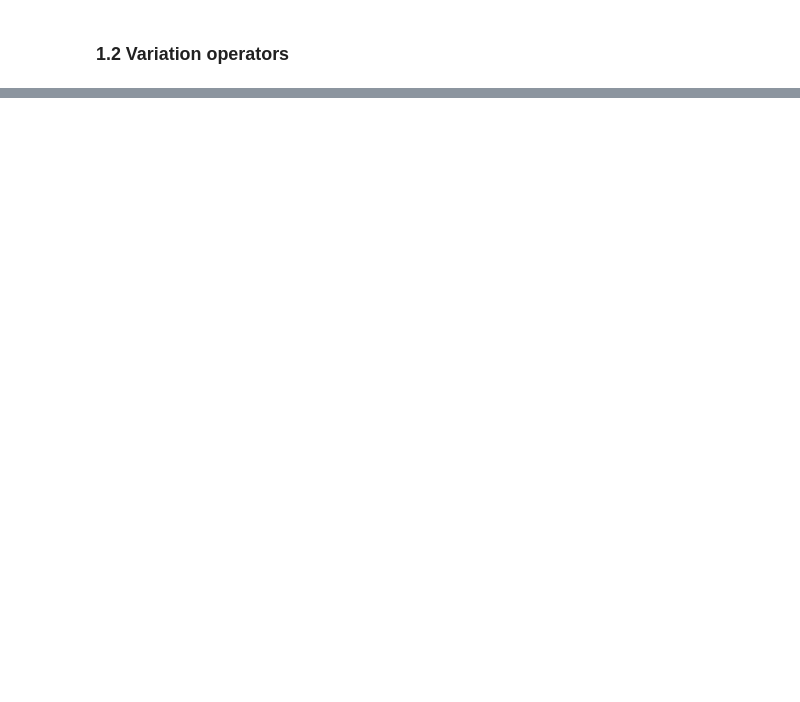
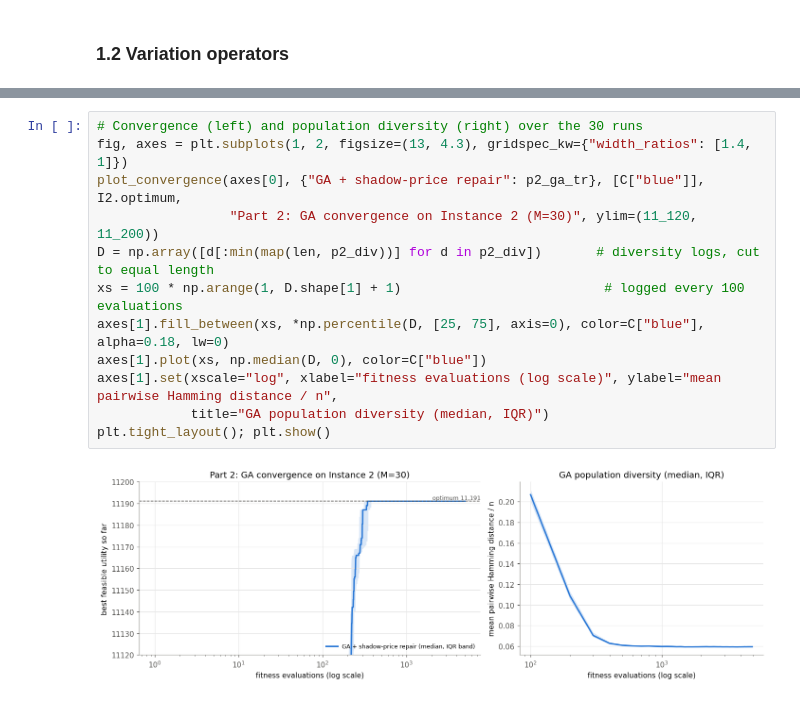
Before and after one commit to BarnabasSzalay232430/Artificial-Intelligence, a Jupyter notebook: Metaheuristics_Workload_Allocation.ipynb, the cells around one changed output, grey strips where cells are left out. Cells and saved outputs as stored; diff of their text form; blank space fills up the shorter version.

```diff
--- a/Metaheuristics_Workload_Allocation.ipynb
+++ b/Metaheuristics_Workload_Allocation.ipynb
@@ -666,0 +615,14 @@ Evaluation budgets are the standard fairness criterion, but repair hides extra c
+# %%
+# Convergence (left) and population diversity (right) over the 30 runs
+fig, axes = plt.subplots(1, 2, figsize=(13, 4.3), gridspec_kw={"width_ratios": [1.4, 1]})
+plot_convergence(axes[0], {"GA + shadow-price repair": p2_ga_tr}, [C["blue"]], I2.optimum,
+                 "Part 2: GA convergence on Instance 2 (M=30)", ylim=(11_120, 11_200))
+D = np.array([d[:min(map(len, p2_div))] for d in p2_div])       # diversity logs, cut to equal length
+xs = 100 * np.arange(1, D.shape[1] + 1)                          # logged every 100 evaluations
+axes[1].fill_between(xs, *np.percentile(D, [25, 75], axis=0), color=C["blue"], alpha=0.18, lw=0)
+axes[1].plot(xs, np.median(D, 0), color=C["blue"])
+axes[1].set(xscale="log", xlabel="fitness evaluations (log scale)", ylabel="mean pairwise Hamming distance / n",
+            title="GA population diversity (median, IQR)")
+plt.tight_layout(); plt.show()
+# %% [output]
+[figure, added]
```
Also changed, not shown: parts of 72 cells of this notebook, 3 other files.
